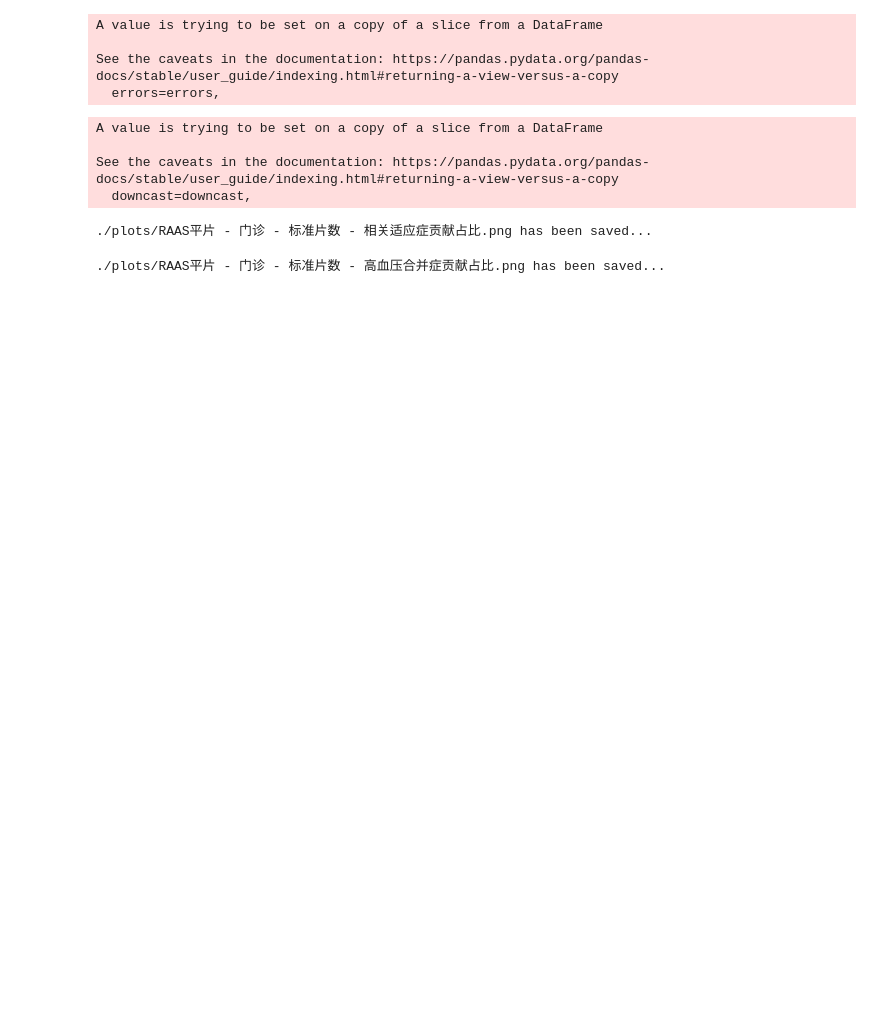
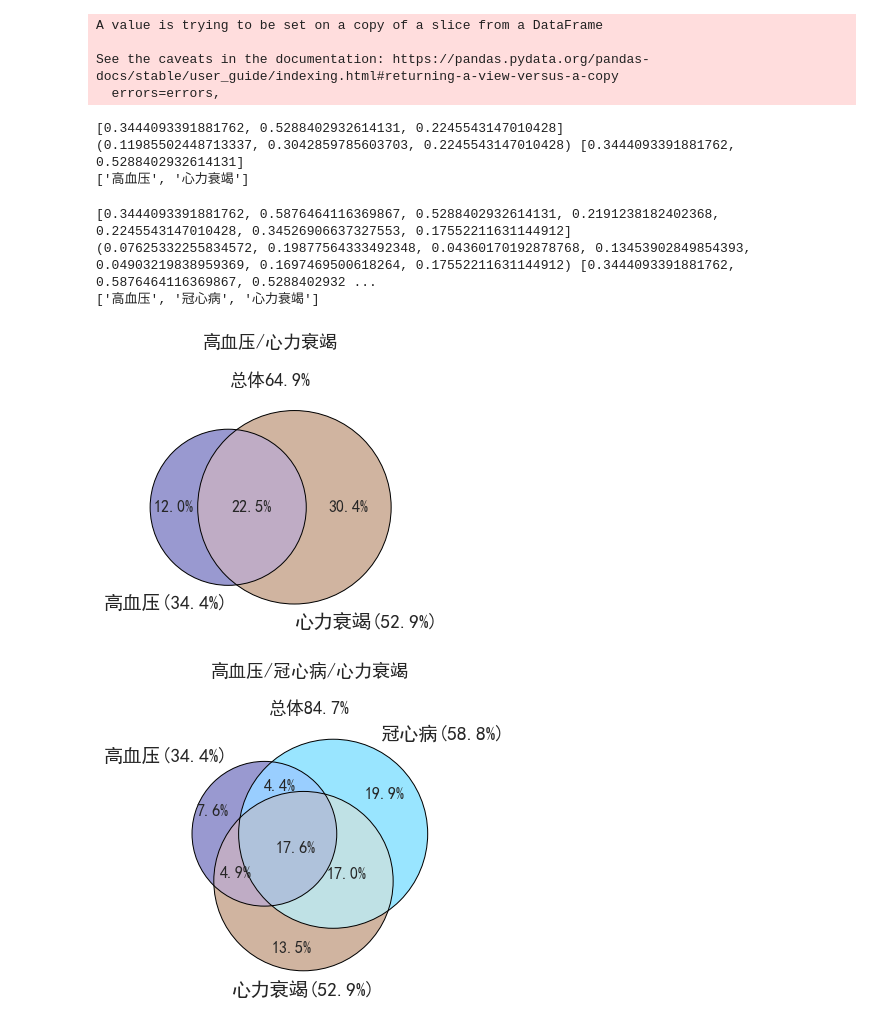
Before and after one commit to ccpic/MultiLabelClassifier, a Jupyter notebook: analysis.ipynb, the cells around one changed output. Cells and saved outputs as stored; diff of their text form; code cells hidden in the pictures; blank space fills up the shorter version.

```diff
--- a/analysis.ipynb
+++ b/analysis.ipynb
@@ -12,8 +12,22 @@ D_MAP_MAT = {
     "21Q3": "MAT21Q3",
 }
 
+D_MAP_GATEGORY = {
+    "缬沙坦": "ARB",
+    "厄贝沙坦": "ARB",
+    "氯沙坦": "ARB",
+    "替米沙坦": "ARB",
+    "坎地沙坦": "ARB",
+    "奥美沙坦酯": "ARB",
+    "阿利沙坦酯": "ARB",
+    "培哚普利": "ACEI",
+    "贝那普利": "ACEI",
+    "沙库巴曲缬沙坦钠": "ARNI",
+}
+
 df = pd.read_excel("./普瑞快思-2021Q3.xlsx", engine="openpyxl", sheet_name="标准片数")
 df["MAT"] = df["日期"].map(D_MAP_MAT)
+df["品类"] = df["通用名"].map(D_MAP_GATEGORY)
 # %%
 import numpy as np
 from data_class import Rx
@@ -49,11 +89,6 @@ See the caveats in the documentation: https://pandas.pydata.org/pandas-docs/stab
   errors=errors,
 # %%
 # 整体表现
-r.plot_total_bar(groupby="MAT")
+# r.plot_total_bar(groupby="MAT")
+# r.plot_group_barh("品类", same_xlim=True)
+r.plot_group_barh("通用名")
-# %% [output]
-A value is trying to be set on a copy of a slice from a DataFrame
-
-See the caveats in the documentation: https://pandas.pydata.org/pandas-docs/stable/user_guide/indexing.html#returning-a-view-versus-a-copy
-  downcast=downcast,
-./plots/RAAS平片 - 门诊 - 标准片数 - 相关适应症贡献占比.png has been saved...
-./plots/RAAS平片 - 门诊 - 标准片数 - 高血压合并症贡献占比.png has been saved...
@@ -63,3 +95,20 @@ r_post.plot_venn(["高血压", "血脂异常"])
+# %%
+# r_post.plot_venn(["高血压", "冠心病"])
+# r_post.plot_venn(["高血压", "血脂异常"])
+# r_post.plot_venn(["高血压", "冠心病","血脂异常"])
+r_post.plot_venn(["高血压", "心力衰竭"])
+r_post.plot_venn(["高血压", "冠心病", "心力衰竭"])
+# r_post.wordcloud()
+# r.plot_group_barh("季度", same_xlim=True)
+# %% [output]
+[0.3444093391881762, 0.5288402932614131, 0.2245543147010428]
+(0.11985502448713337, 0.3042859785603703, 0.2245543147010428) [0.3444093391881762, 0.5288402932614131]
+['高血压', '心力衰竭']
+[0.3444093391881762, 0.5876464116369867, 0.5288402932614131, 0.2191238182402368, 0.2245543147010428, 0.34526906637327553, 0.17552211631144912]
+(0.07625332255834572, 0.19877564333492348, 0.04360170192878768, 0.13453902849854393, 0.04903219838959369, 0.1697469500618264, 0.17552211631144912) [0.3444093391881762, 0.5876464116369867, 0.5288402932 ...
+['高血压', '冠心病', '心力衰竭']
+[figure, added]
+[figure, added]
 # %%
 # Venn
 # for como in ["血脂异常", "糖尿病", "慢性肾病", "卒中"]:
```
Also changed, not shown: parts of 5 cells of this notebook, 4 other files.
